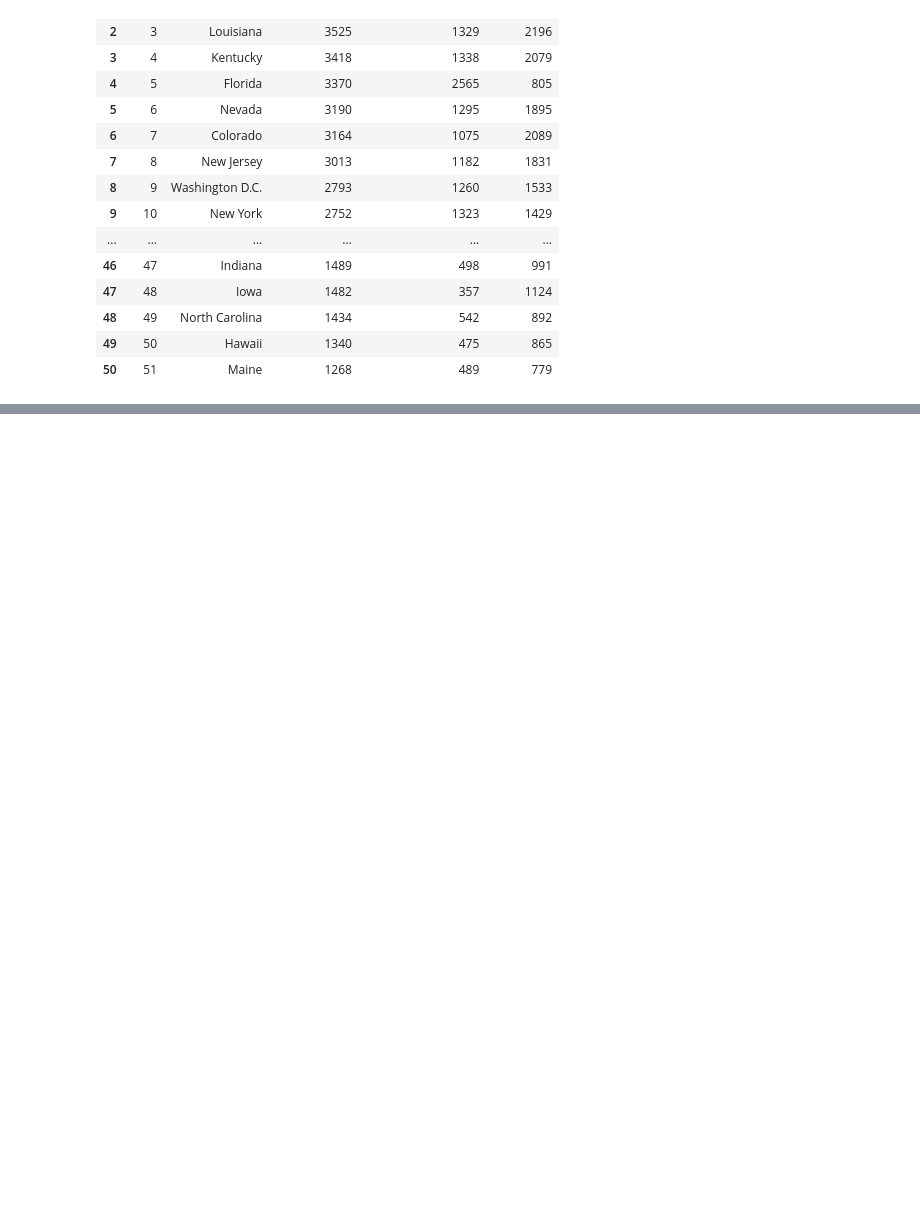
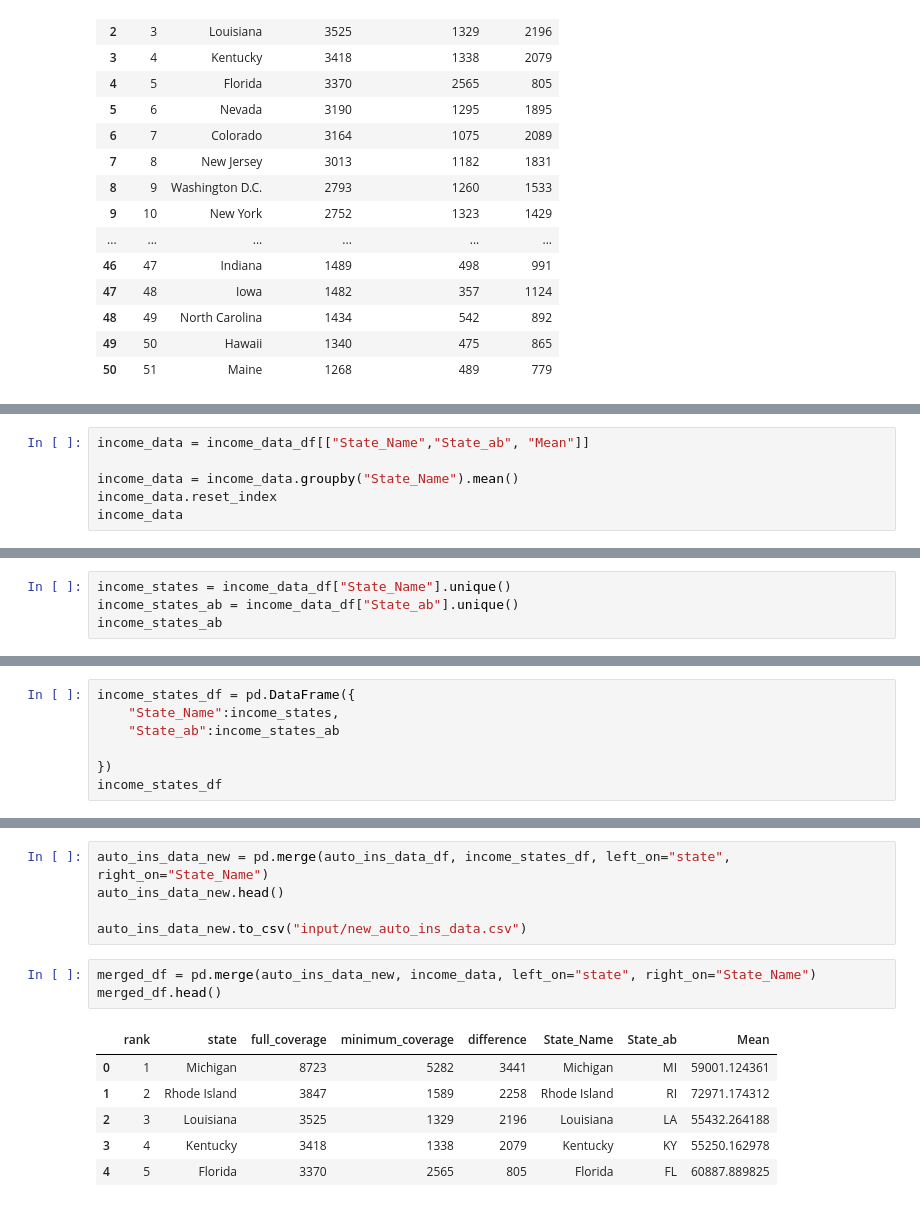
Before and after one commit to ramirezgc/ka-ching, a Jupyter notebook: auto_ins_data.ipynb, the cells around one changed output, grey strips where cells are left out. Drawn from its saved outputs; the diff is of its cells as text; blank space fills up the shorter version.

```diff
--- a/auto_ins_data.ipynb
+++ b/auto_ins_data.ipynb
@@ -35,0 +41,6 @@ with open(csv_file) as f:
+# %%
+income_data = income_data_df[["State_Name","State_ab", "Mean"]]
+
+income_data = income_data.groupby("State_Name").mean()
+income_data.reset_index
+income_data
@@ -35,0 +66,4 @@ with open(csv_file) as f:
+# %%
+income_states = income_data_df["State_Name"].unique()
+income_states_ab = income_data_df["State_ab"].unique()
+income_states_ab
@@ -35,0 +76,7 @@ with open(csv_file) as f:
+# %%
+income_states_df = pd.DataFrame({
+    "State_Name":income_states,
+    "State_ab":income_states_ab
+
+})
+income_states_df
@@ -35,0 +101,15 @@ with open(csv_file) as f:
+# %%
+auto_ins_data_new = pd.merge(auto_ins_data_df, income_states_df, left_on="state", right_on="State_Name")
+auto_ins_data_new.head()
+
+auto_ins_data_new.to_csv("input/new_auto_ins_data.csv")
+# %%
+merged_df = pd.merge(auto_ins_data_new, income_data, left_on="state", right_on="State_Name")
+merged_df.head()
+# %% [output]
+|  | rank | state | full_coverage | minimum_coverage | difference | State_Name | State_ab | Mean |
+| 0 | 1 | Michigan | 8723 | 5282 | 3441 | Michigan | MI | 59001.124361 |
+| 1 | 2 | Rhode Island | 3847 | 1589 | 2258 | Rhode Island | RI | 72971.174312 |
+| 2 | 3 | Louisiana | 3525 | 1329 | 2196 | Louisiana | LA | 55432.264188 |
+| 3 | 4 | Kentucky | 3418 | 1338 | 2079 | Kentucky | KY | 55250.162978 |
+| 4 | 5 | Florida | 3370 | 2565 | 805 | Florida | FL | 60887.889825 |
```
Also changed, not shown: parts of 10 cells of this notebook, 3 other files.
